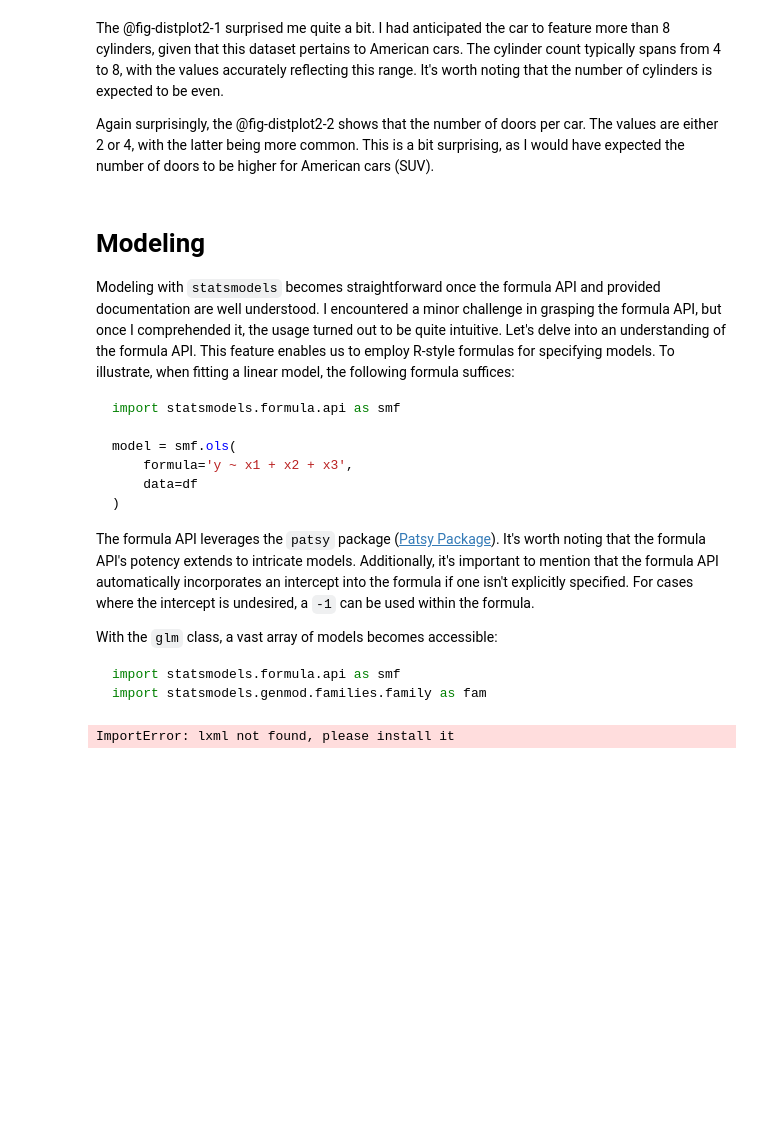
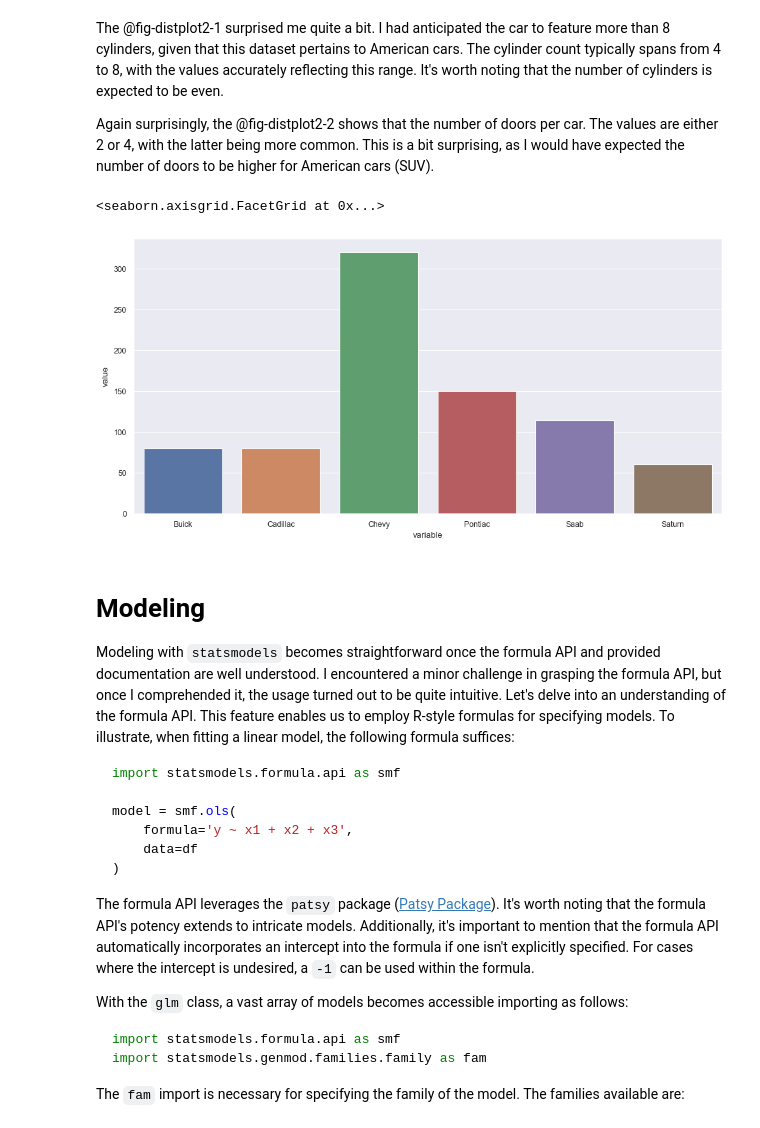
Before and after one commit to bernardo-cruz/blog, a Jupyter notebook: quarto_builder/posts/glm.ipynb, the cells around one changed output. Saved outputs shown, nothing was run; the diff lists cells and outputs as text; code cells hidden in the pictures; blank space fills up the shorter version.

````diff
--- a/quarto_builder/posts/glm.ipynb
+++ b/quarto_builder/posts/glm.ipynb
@@ -183,6 +188,31 @@ plt.show(g)
 The @fig-distplot2-1 surprised me quite a bit. I had anticipated the car to feature more than 8 cylinders, given that this dataset pertains to American cars. The cylinder count typically spans from 4 to 8, with the values accurately reflecting this range. It's worth noting that the number of cylinders is expected to be even.
 
 Again surprisingly, the @fig-distplot2-2 shows that the number of doors per car. The values are either 2 or 4, with the latter being more common. This is a bit surprising, as I would have expected the number of doors to be higher for American cars (SUV).
+# %%
+features = ['Buick', 'Cadillac', 'Chevy', 'Pontiac', 'Saab', 'Saturn', 'convertible', 'coupe', 'hatchback', 'sedan', 'wagon']
+
+brands = (
+    df
+    [
+        [brand for brand in features if brand == brand.capitalize()]
+    ]
+    .melt()
+    .groupby('variable')
+    .sum()
+    .reset_index()
+)
+
+sns.catplot(
+    data=brands,
+    x='variable',
+    y='value',
+    kind='bar',
+    height=5,
+    aspect=2,
+)
+# %% [output]
+<seaborn.axisgrid.FacetGrid at 0x...>
+[figure, added]
 # %% [markdown]
 # Modeling
 Modeling with `statsmodels` becomes straightforward once the formula API and provided documentation are well understood. I encountered a minor challenge in grasping the formula API, but once I comprehended it, the usage turned out to be quite intuitive. Let's delve into an understanding of the formula API. This feature enables us to employ R-style formulas for specifying models. To illustrate, when fitting a linear model, the following formula suffices:
@@ -198,14 +228,11 @@ model = smf.ols(
 
 The formula API leverages the `patsy` package ([Patsy Package](https://patsy.readthedocs.io/en/latest/formulas.html)). It's worth noting that the formula API's potency extends to intricate models. Additionally, it's important to mention that the formula API automatically incorporates an intercept into the formula if one isn't explicitly specified. For cases where the intercept is undesired, a `-1` can be used within the formula.
 
-With the `glm` class, a vast array of models becomes accessible:
+With the `glm` class, a vast array of models becomes accessible importing as follows:
 
 ```python
 import statsmodels.formula.api as smf
 import statsmodels.genmod.families.family as fam
 ```
+
+The `fam` import is necessary for specifying the family of the model. The families available are:
-# %%
-URL = 'https://www.statsmodels.org/stable/glm.html'
-glms = pd.read_html(URL)
-# %% [output]
-ImportError: lxml not found, please install it
````
Also changed, not shown: parts of 4 cells of this notebook, 31 other files.
